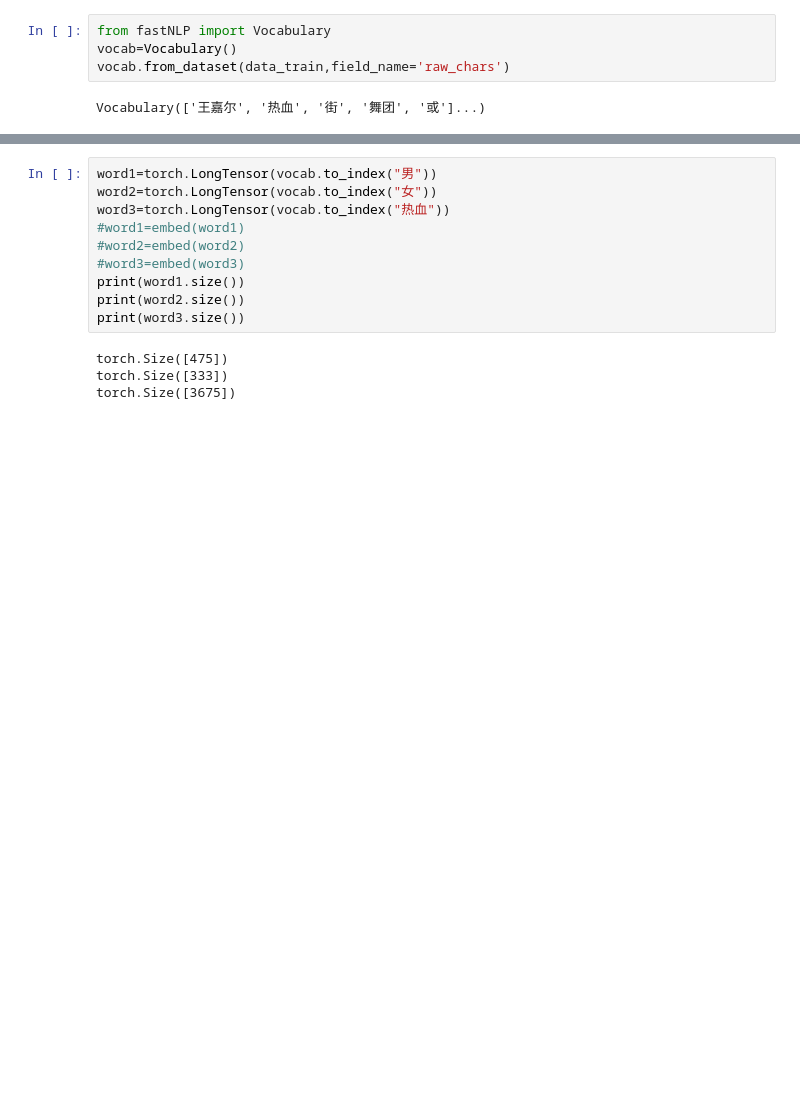
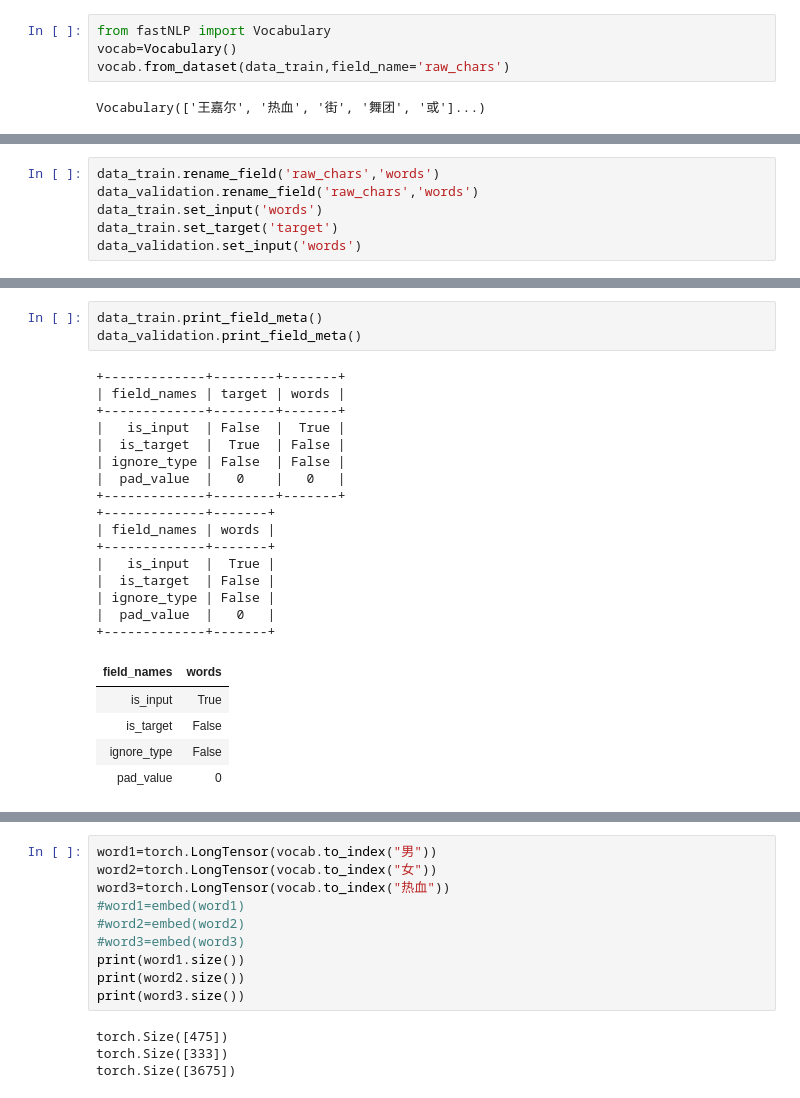
Before and after one commit to Snowwind996/TEXTSPLIT, a Jupyter notebook: data.ipynb, the cells around one changed output, grey strips where cells are left out. Saved outputs shown, nothing was run; the diff lists cells and outputs as text; blank space fills up the shorter version.

```diff
--- a/data.ipynb
+++ b/data.ipynb
@@ -99,0 +76,6 @@ print(data_train)
+# %%
+data_train.rename_field('raw_chars','words')
+data_validation.rename_field('raw_chars','words')
+data_train.set_input('words')
+data_train.set_target('target')
+data_validation.set_input('words')
@@ -99,0 +100,25 @@ print(data_train)
+# %%
+data_train.print_field_meta()
+data_validation.print_field_meta()
+# %% [output]
++-------------+--------+-------+
+| field_names | target | words |
++-------------+--------+-------+
+|   is_input  | False  |  True |
+|  is_target  |  True  | False |
+| ignore_type | False  | False |
+|  pad_value  |   0    |   0   |
++-------------+--------+-------+
++-------------+-------+
+| field_names | words |
++-------------+-------+
+|   is_input  |  True |
+|  is_target  | False |
+| ignore_type | False |
+|  pad_value  |   0   |
++-------------+-------+
+| field_names | words |
+| is_input | True |
+| is_target | False |
+| ignore_type | False |
+| pad_value | 0 |
```
Also changed, not shown: parts of 13 cells of this notebook, 3 other files.
